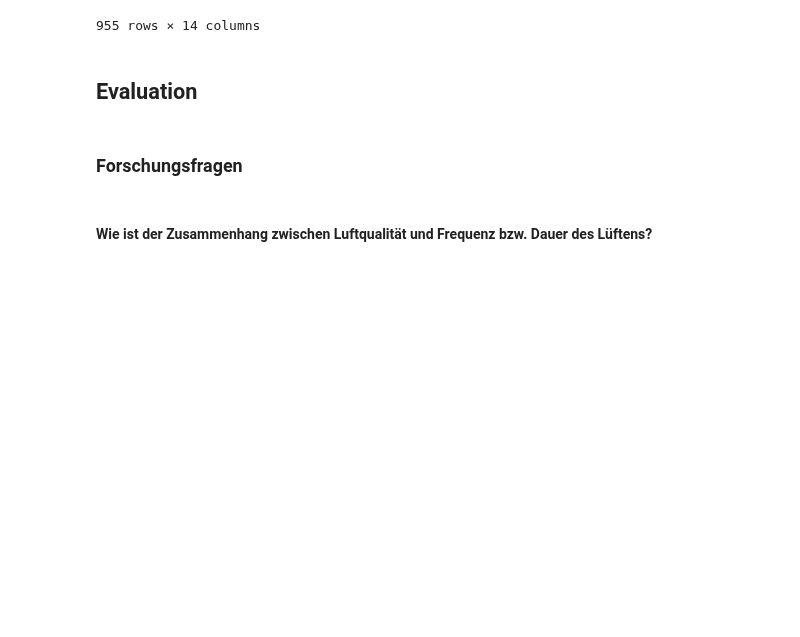
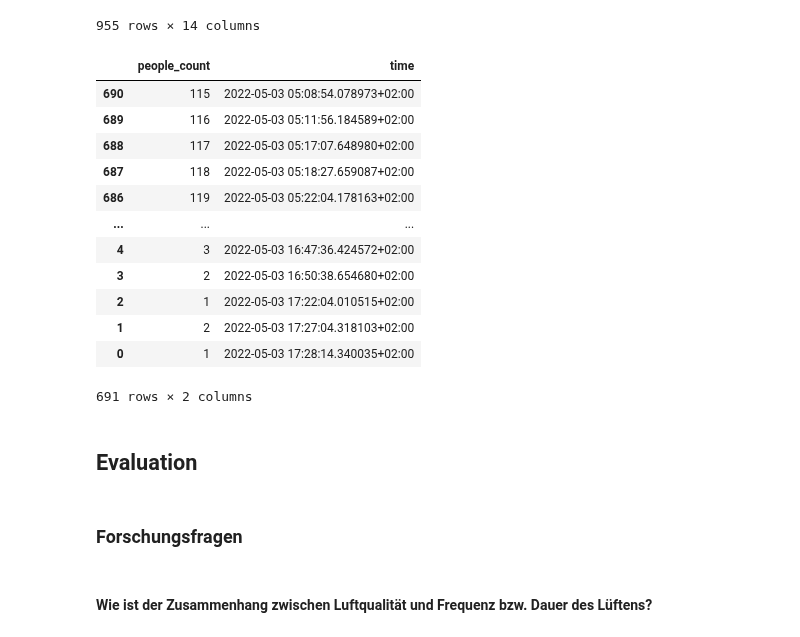
Before and after one commit to Smart-Classroom-Challenge/Data-Evaluation, a Jupyter notebook: data-evaluation.ipynb, the cells around one changed output. Saved outputs shown, nothing was run; the diff lists cells and outputs as text; code cells hidden in the pictures; blank space fills up the shorter version.

```diff
--- a/data-evaluation.ipynb
+++ b/data-evaluation.ipynb
@@ -135,3 +140,20 @@ def get_people_count_overtime(entrance_list):
+# %%
+
+get_people_count_overtime(get_entrance('Primarklasse_EG', startDate = "2022-05-03 05:00:00", endDate = "2022-05-03 17:30:00"))
+# %% [output]
+|  | people_count | time |
+| 690 | 115 | 2022-05-03 05:08:54.078973+02:00 |
+| 689 | 116 | 2022-05-03 05:11:56.184589+02:00 |
+| 688 | 117 | 2022-05-03 05:17:07.648980+02:00 |
+| 687 | 118 | 2022-05-03 05:18:27.659087+02:00 |
+| 686 | 119 | 2022-05-03 05:22:04.178163+02:00 |
+| ... | ... | ... |
+| 4 | 3 | 2022-05-03 16:47:36.424572+02:00 |
+| 3 | 2 | 2022-05-03 16:50:38.654680+02:00 |
+| 2 | 1 | 2022-05-03 17:22:04.010515+02:00 |
+| 1 | 2 | 2022-05-03 17:27:04.318103+02:00 |
+| 0 | 1 | 2022-05-03 17:28:14.340035+02:00 |
+691 rows × 2 columns
 # %% [markdown]
 ## Evaluation
 # %% [markdown]
```
Also changed, not shown: parts of 3 cells of this notebook.
